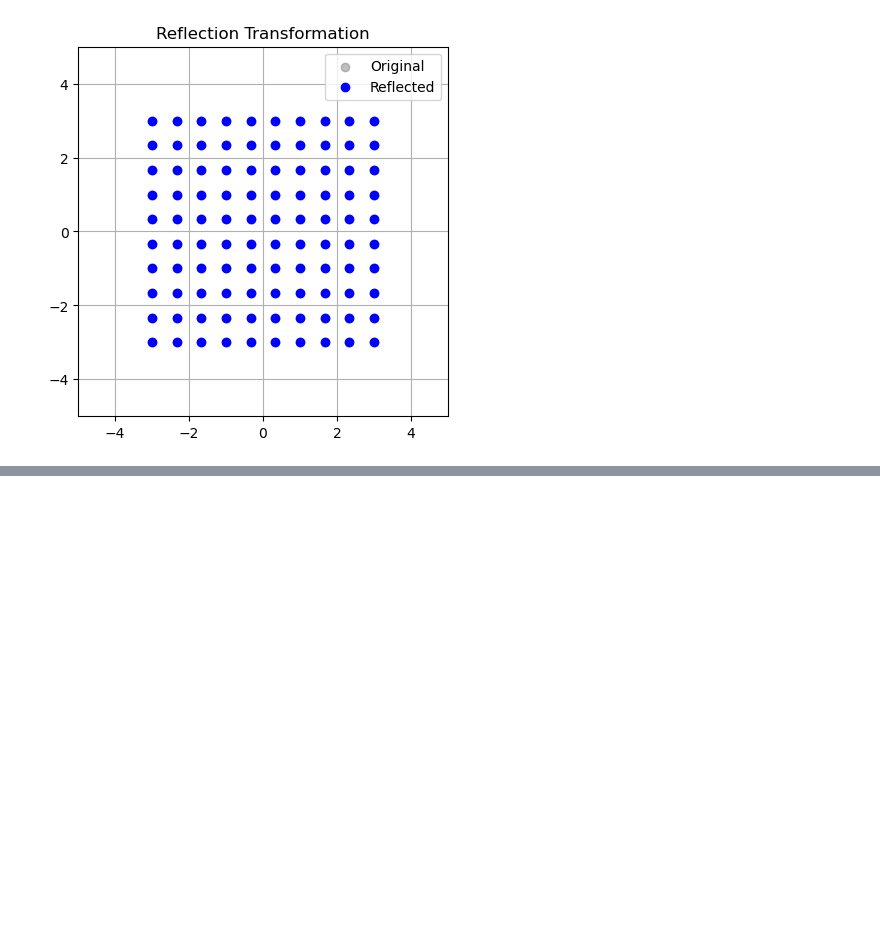
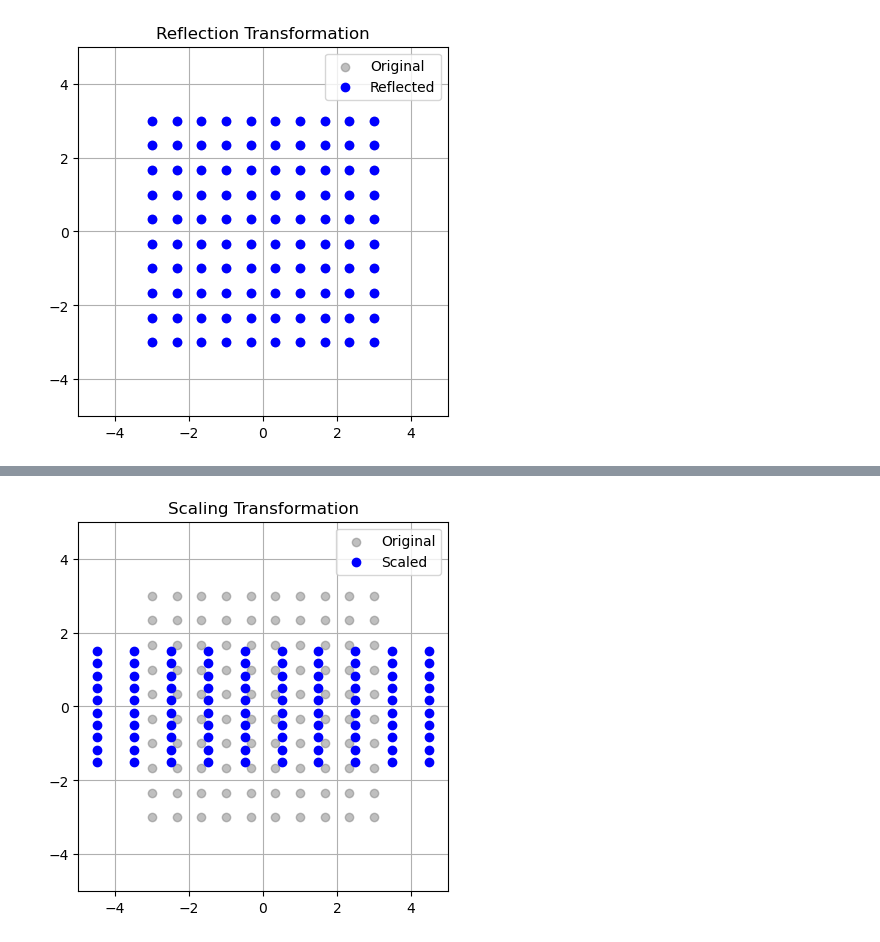
Before and after one commit to shaurya0702-droid/Vanilla-ML-projects, a Jupyter notebook: Vector Visualization From Numpy Scratch/vector_visualization.ipynb, the cells around one changed output, grey strips where cells are left out. Cells and saved outputs as stored; diff of their text form; code cells hidden in the pictures; blank space fills up the shorter version.

```diff
--- a/Vector Visualization From Numpy Scratch/vector_visualization.ipynb
+++ b/Vector Visualization From Numpy Scratch/vector_visualization.ipynb
@@ -81,0 +85,5 @@ show_plot(reflected, "Reflection Transformation", "Reflected")
+# %%
+# scaled
+show_plot(scaled, "Scaling Transformation", "Scaled")
+# %% [output]
+[figure, added]
```
Also changed, not shown: parts of 6 cells of this notebook.
